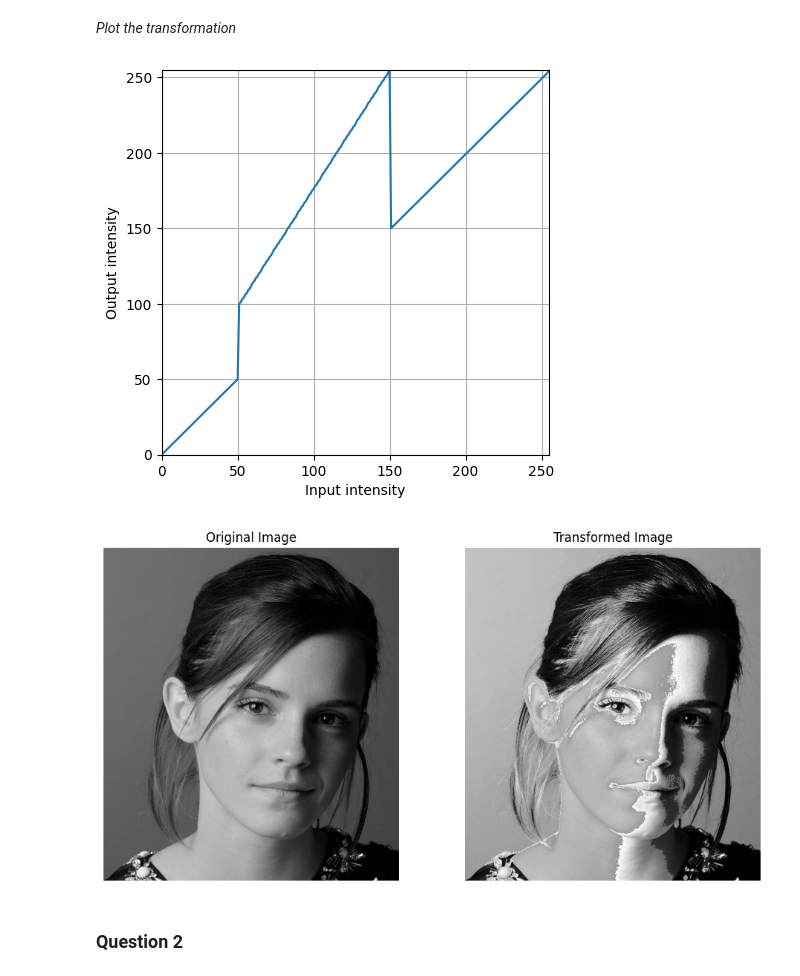
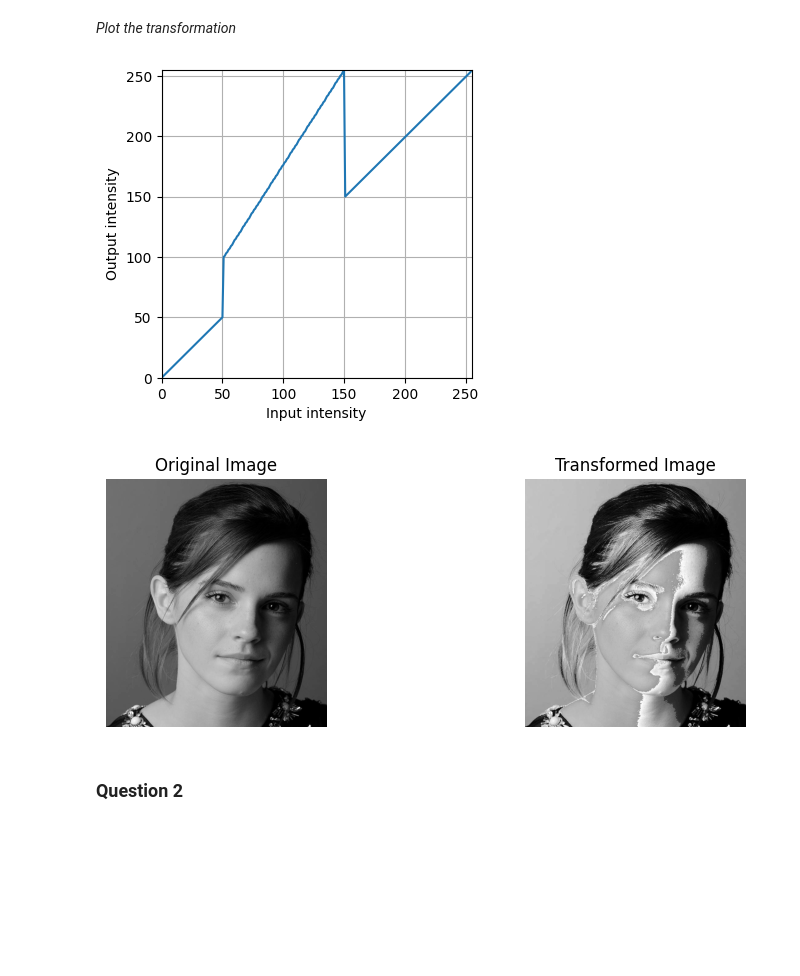
Before and after one commit to deshanudara144-ui/EN3160_Assignment_1, a Jupyter notebook: 230130E_Assignment_1.ipynb, the cells around one changed output. Drawn from its saved outputs; the diff is of its cells as text; code cells hidden in the pictures; blank space fills up the shorter version.

```diff
--- a/230130E_Assignment_1.ipynb
+++ b/230130E_Assignment_1.ipynb
@@ -29,7 +29,7 @@ print(t.shape)
 # %% [markdown]
 *Plot the transformation*
 # %%
-plt.figure(figsize=(5, 5))
+plt.figure(figsize=(4, 4))
 plt.plot(t)
 plt.xlabel("Input intensity")
 plt.ylabel("Output intensity")
@@ -40,26 +40,26 @@ plt.ylim(0, 255)
 plt.grid(True)
 plt.show()
 # %% [output]
-[figure, old version]
+[figure, new version]
 # %%
 g = t[emma]
 
-plt.figure(figsize=(10, 5))
+plt.figure(figsize=(10, 3))
 
 plt.subplot(1, 2, 1)
 plt.imshow(emma, cmap='gray', vmin=0, vmax=255)
 plt.title("Original Image")
 plt.axis('off')
 
 plt.subplot(1, 2, 2)
 plt.imshow(g, cmap='gray', vmin=0, vmax=255)
 plt.title("Transformed Image")
 plt.axis('off')
 
 plt.tight_layout()
 plt.show()
 # %% [output]
-[figure, old version]
+[figure, new version]
 # %% [markdown]
 ### Question 2
 # %%
```
Also changed, not shown: parts of 22 cells of this notebook.
